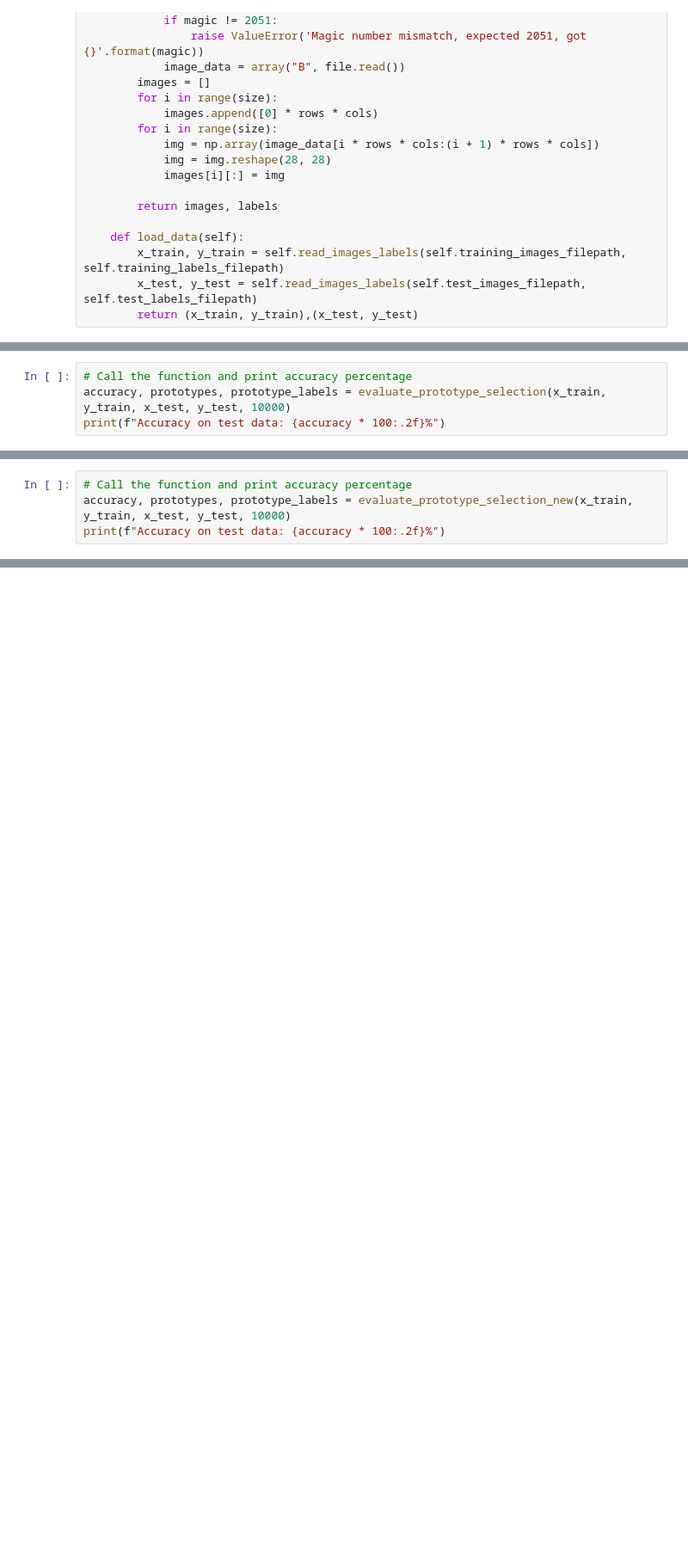
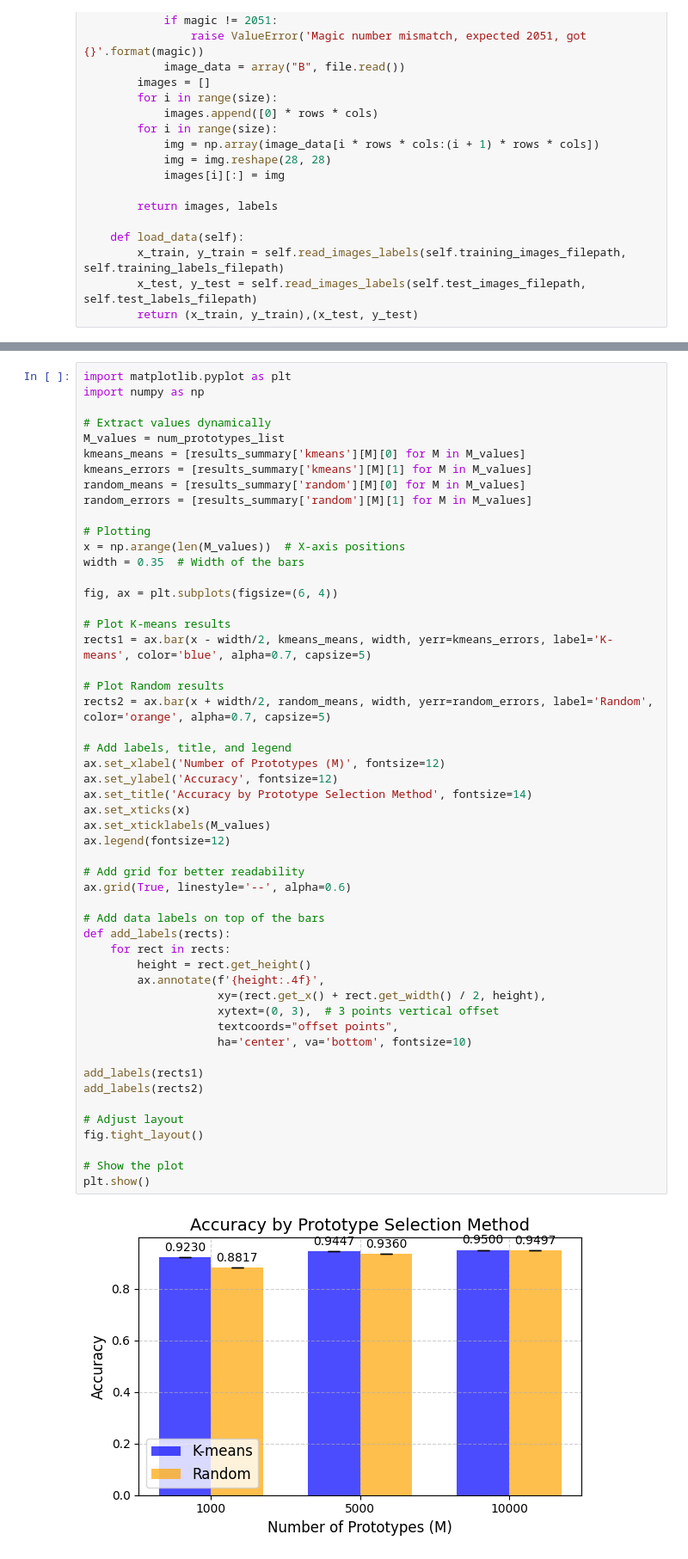
Before and after one commit to shouhardik/1-NN-prototype-algo, a Jupyter notebook: main.ipynb, the cells around one changed output, grey strips where cells are left out. Shown at 86% size. Cells and saved outputs as stored; diff of their text form; blank space fills up the shorter version.

Commit message:
results as expected

```diff
--- a/main.ipynb
+++ b/main.ipynb
@@ -178,7 +195,3 @@ def evaluate_prototype_selection(x_train, y_train, x_test, y_test, num_prototype
     print(f"Unique prediction labels: {np.unique(predictions)}")
 
     return accuracy, prototypes, prototype_labels
-# %%
-# Call the function and print accuracy percentage
-accuracy, prototypes, prototype_labels = evaluate_prototype_selection(x_train, y_train, x_test, y_test, 10000)
-print(f"Accuracy on test data: {accuracy * 100:.2f}%")
@@ -285,4 +197,0 @@ def evaluate_prototype_selection_new(x_train, y_train, x_test, y_test, num_proto
-# %%
-# Call the function and print accuracy percentage
-accuracy, prototypes, prototype_labels = evaluate_prototype_selection_new(x_train, y_train, x_test, y_test, 10000)
-print(f"Accuracy on test data: {accuracy * 100:.2f}%")
@@ -290,0 +282,54 @@ NameError: name 'evaluate_prototype_selection_new' is not defined
+# %%
+import matplotlib.pyplot as plt
+import numpy as np
+
+# Extract values dynamically
+M_values = num_prototypes_list
+kmeans_means = [results_summary['kmeans'][M][0] for M in M_values]
+kmeans_errors = [results_summary['kmeans'][M][1] for M in M_values]
+random_means = [results_summary['random'][M][0] for M in M_values]
+random_errors = [results_summary['random'][M][1] for M in M_values]
+
+# Plotting
+x = np.arange(len(M_values))  # X-axis positions
+width = 0.35  # Width of the bars
+
+fig, ax = plt.subplots(figsize=(6, 4))
+
+# Plot K-means results
+rects1 = ax.bar(x - width/2, kmeans_means, width, yerr=kmeans_errors, label='K-means', color='blue', alpha=0.7, capsize=5)
+
+# Plot Random results
+rects2 = ax.bar(x + width/2, random_means, width, yerr=random_errors, label='Random', color='orange', alpha=0.7, capsize=5)
+
+# Add labels, title, and legend
+ax.set_xlabel('Number of Prototypes (M)', fontsize=12)
+ax.set_ylabel('Accuracy', fontsize=12)
+ax.set_title('Accuracy by Prototype Selection Method', fontsize=14)
+ax.set_xticks(x)
+ax.set_xticklabels(M_values)
+ax.legend(fontsize=12)
+
+# Add grid for better readability
+ax.grid(True, linestyle='--', alpha=0.6)
+
+# Add data labels on top of the bars
+def add_labels(rects):
+    for rect in rects:
+        height = rect.get_height()
+        ax.annotate(f'{height:.4f}',
+                    xy=(rect.get_x() + rect.get_width() / 2, height),
+                    xytext=(0, 3),  # 3 points vertical offset
+                    textcoords="offset points",
+                    ha='center', va='bottom', fontsize=10)
+
+add_labels(rects1)
+add_labels(rects2)
+
+# Adjust layout
+fig.tight_layout()
+
+# Show the plot
+plt.show()
+# %% [output]
+[figure, added]
```
Also changed, not shown: parts of 6 cells of this notebook.
